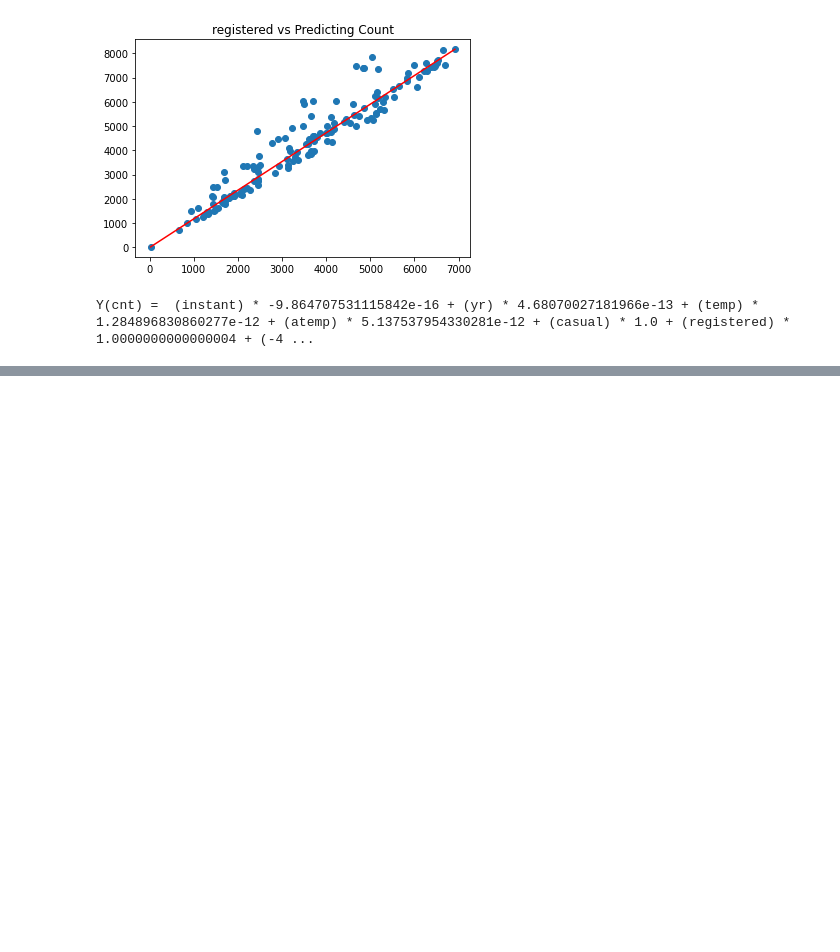
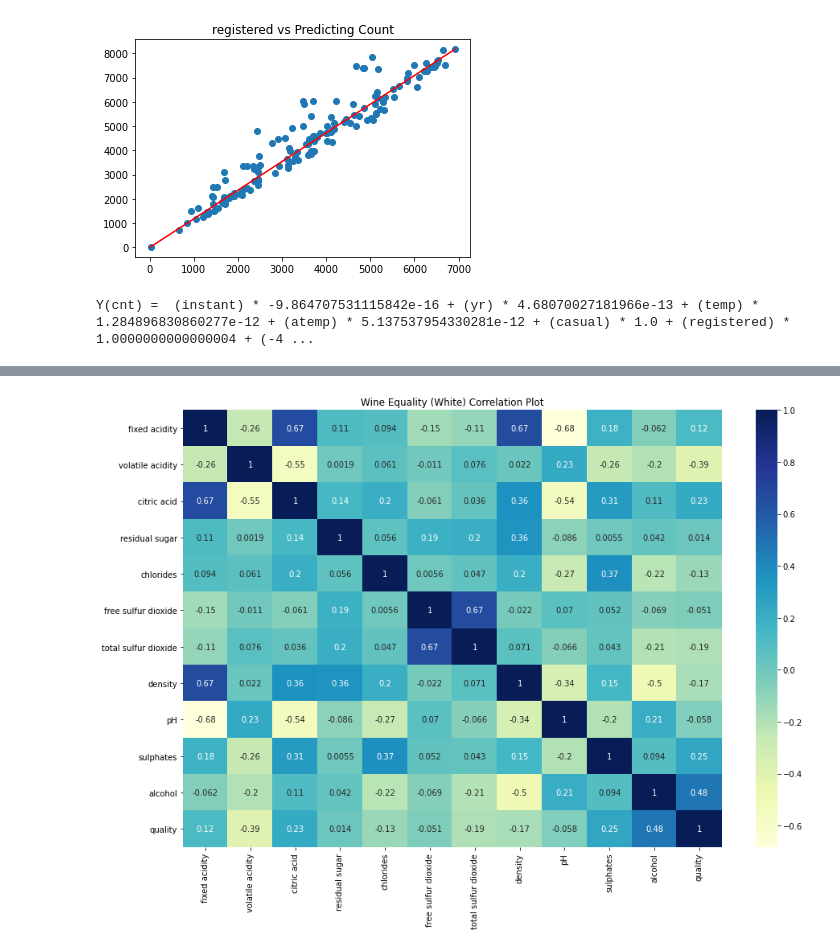
Before and after one commit to ashishpatel26/Ganpat-University-Data-Science, a Jupyter notebook: Lecture_2_Regression_Analysis.ipynb, the cells around one changed output, grey strips where cells are left out. Cells and saved outputs as stored; diff of their text form; code cells hidden in the pictures; blank space fills up the shorter version.

```diff
--- a/Lecture_2_Regression_Analysis.ipynb
+++ b/Lecture_2_Regression_Analysis.ipynb
@@ -409,0 +476,2 @@ Y(cnt) =  (instant) * -9.864707531115842e-16 + (yr) * 4.68070027181966e-13 + (te
+# %%
+wwin = pd.read_csv("winequality-red.csv", sep=";")
@@ -409,0 +521,7 @@ Y(cnt) =  (instant) * -9.864707531115842e-16 + (yr) * 4.68070027181966e-13 + (te
+# %%
+plt.figure(figsize=(15,10))
+sns.heatmap(wwin.corr(), annot=True, cmap="YlGnBu")
+plt.title("Wine Equality (White) Correlation Plot")
+plt.show()
+# %% [output]
+[figure, added]
```
Also changed, not shown: parts of 47 cells of this notebook.
